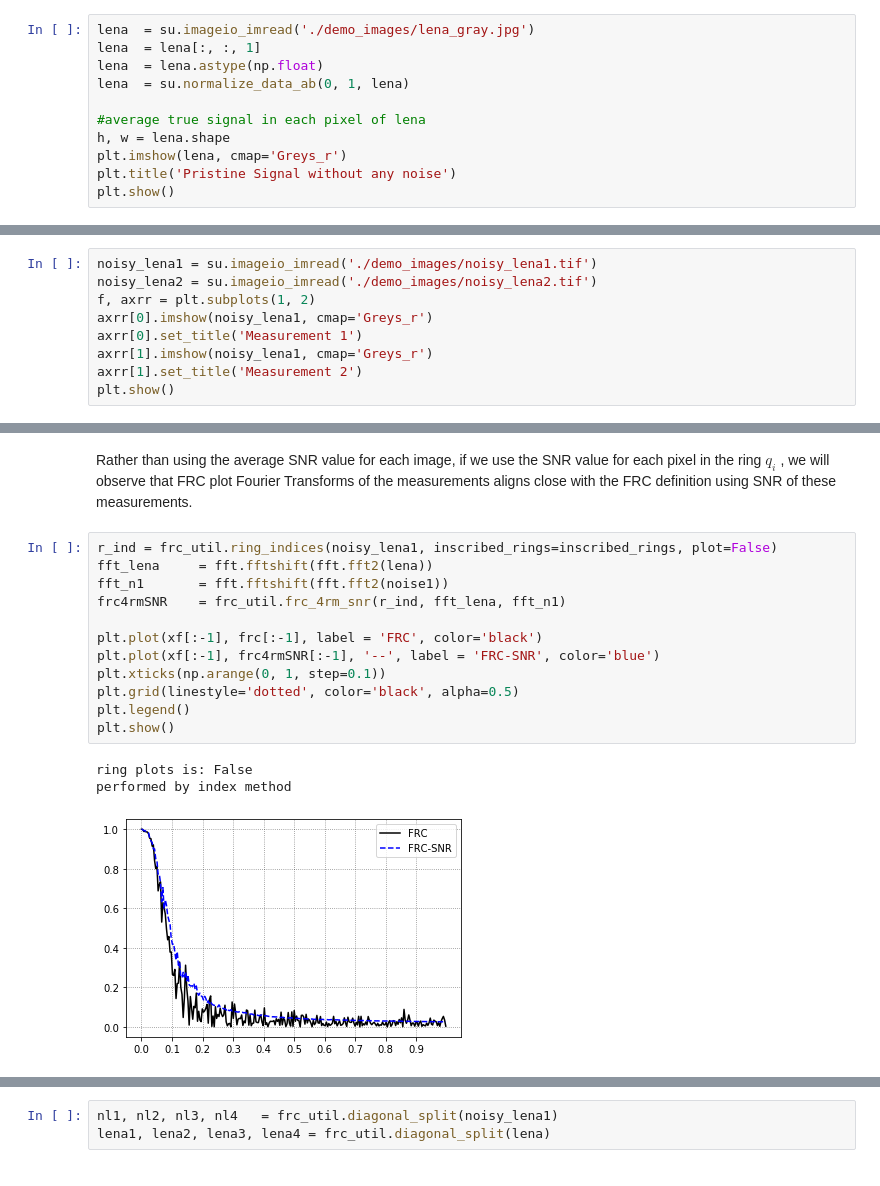
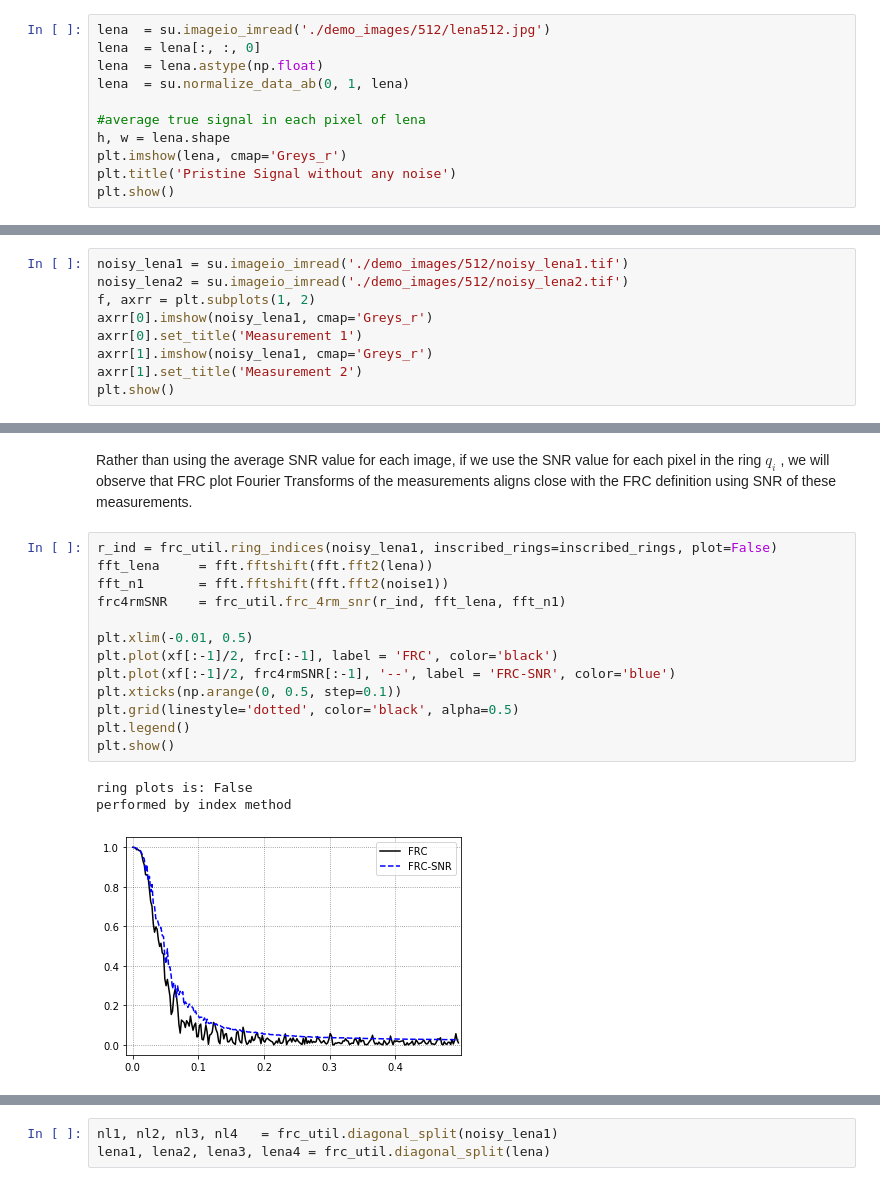
Before and after one commit to prabhatkc/siFRC, a Jupyter notebook: lenaFRC.ipynb, the cells around one changed output, grey strips where cells are left out. Cells and saved outputs as stored; diff of their text form.

```diff
--- a/lenaFRC.ipynb
+++ b/lenaFRC.ipynb
@@ -15,8 +15,8 @@ import numpy as np
 import matplotlib.pyplot as plt
 import numpy.fft as fft
 # %%
-lena  = su.imageio_imread('./demo_images/lena_gray.jpg')
-lena  = lena[:, :, 1]
+lena  = su.imageio_imread('./demo_images/512/lena512.jpg')
+lena  = lena[:, :, 0]
 lena  = lena.astype(np.float)
 lena  = su.normalize_data_ab(0, 1, lena)
 
@@ -30,8 +30,8 @@ plt.show()
 # %% [markdown]
 For the FRC analysis we consider two different measurements of the same signal
 # %%
-noisy_lena1 = su.imageio_imread('./demo_images/noisy_lena1.tif')
-noisy_lena2 = su.imageio_imread('./demo_images/noisy_lena2.tif')
+noisy_lena1 = su.imageio_imread('./demo_images/512/noisy_lena1.tif')
+noisy_lena2 = su.imageio_imread('./demo_images/512/noisy_lena2.tif')
 f, axrr = plt.subplots(1, 2)
 axrr[0].imshow(noisy_lena1, cmap='Greys_r')
 axrr[0].set_title('Measurement 1')
@@ -114,17 +115,18 @@ Rather than using the average SNR value for each image, if we use the SNR value
 # %%
 r_ind = frc_util.ring_indices(noisy_lena1, inscribed_rings=inscribed_rings, plot=False)
 fft_lena     = fft.fftshift(fft.fft2(lena))
 fft_n1       = fft.fftshift(fft.fft2(noise1))
 frc4rmSNR    = frc_util.frc_4rm_snr(r_ind, fft_lena, fft_n1)
 
-plt.plot(xf[:-1], frc[:-1], label = 'FRC', color='black')
-plt.plot(xf[:-1], frc4rmSNR[:-1], '--', label = 'FRC-SNR', color='blue')
-plt.xticks(np.arange(0, 1, step=0.1))
+plt.xlim(-0.01, 0.5)
+plt.plot(xf[:-1]/2, frc[:-1], label = 'FRC', color='black')
+plt.plot(xf[:-1]/2, frc4rmSNR[:-1], '--', label = 'FRC-SNR', color='blue')
+plt.xticks(np.arange(0, 0.5, step=0.1))
 plt.grid(linestyle='dotted', color='black', alpha=0.5)
 plt.legend()
 plt.show()
 # %% [output]
 ring plots is: False
 performed by index method
-[figure, old version]
+[figure, new version]
 # %% [markdown]
```
Also changed, not shown: parts of 24 cells of this notebook, 35 other files.
